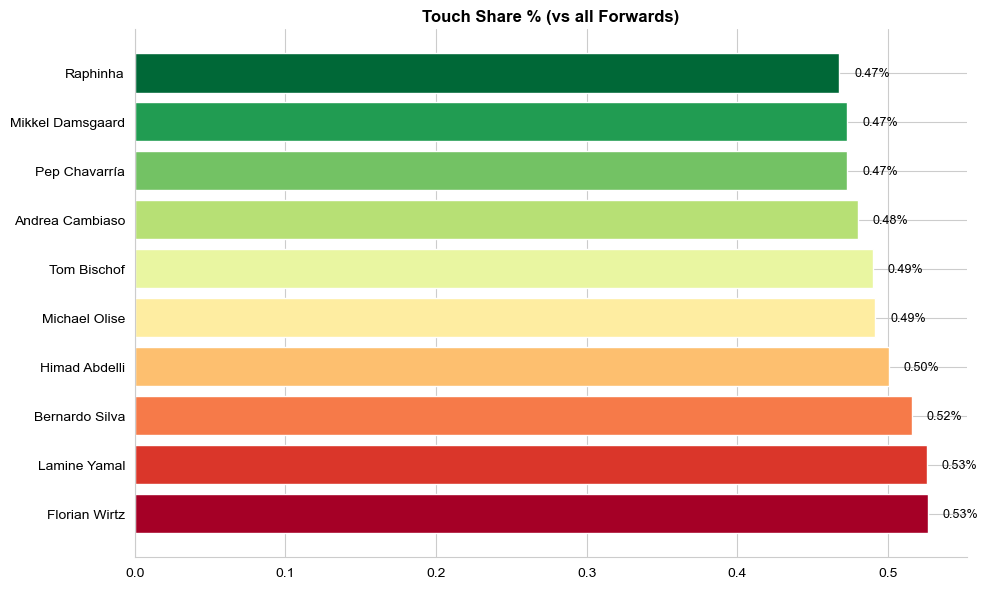
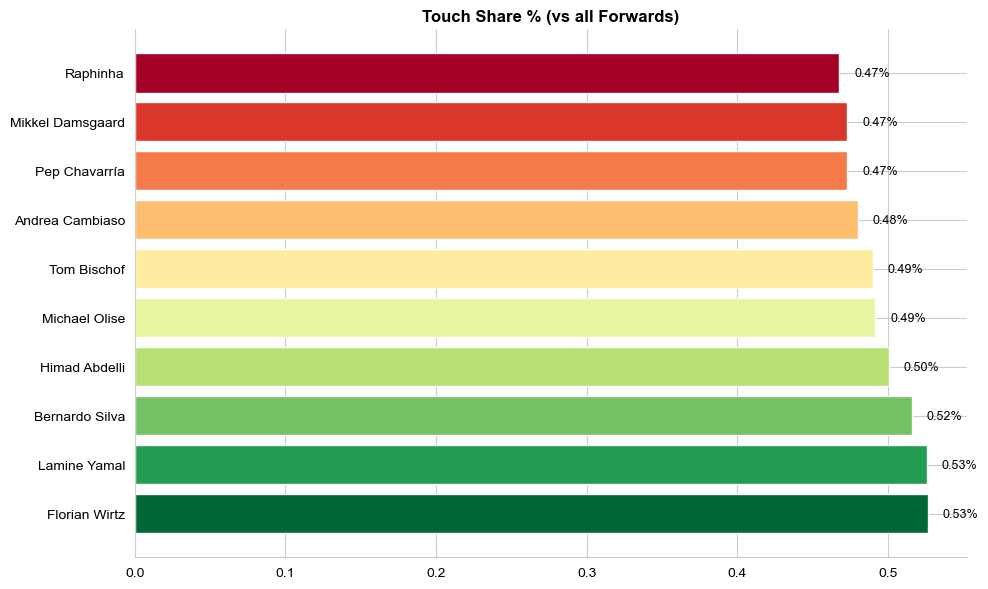
The change to this notebook cell's code, shown as a diff; its figure went from the first image to the second:
--- before
+++ after
@@ -3,5 +3,5 @@
 
 top10 = wingers.nlargest(10, 'Touch Share%')[['Player', 'Touch Share%']].reset_index(drop=True)
-colors = plt.cm.RdYlGn(np.linspace(0, 1, len(top10)))
+colors = plt.cm.RdYlGn(np.linspace(1, 0, len(top10)))
 bars = ax.barh(top10['Player'], top10['Touch Share%'], color=colors)
 

Commit: change some colors